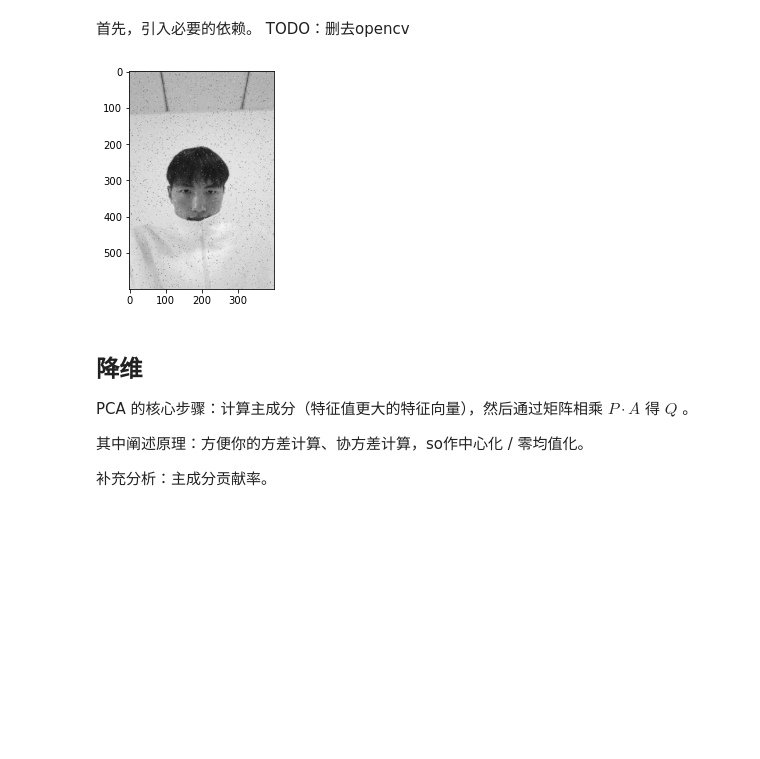
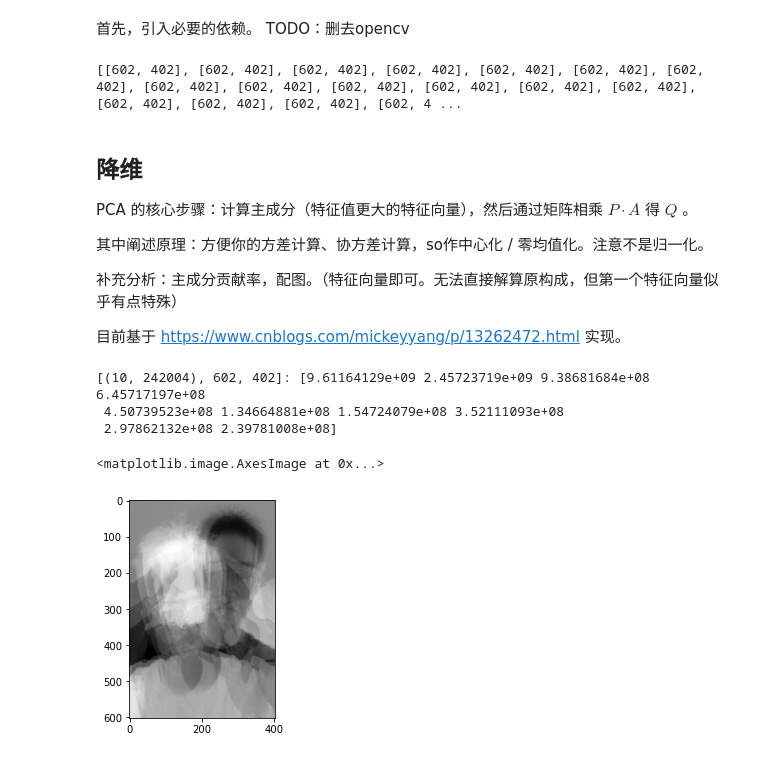
Before and after one commit to Tiger3018/hw, a Jupyter notebook: linear_algebra/class1.ipynb, the cells around one changed output. Saved outputs shown, nothing was run; the diff lists cells and outputs as text; code cells hidden in the pictures; blank space fills up the shorter version.

```diff
--- a/linear_algebra/class1.ipynb
+++ b/linear_algebra/class1.ipynb
@@ -14,25 +15,0 @@ import sys, os, time
-# %%
-imAll = None
-for i in range(1, 10 + 1):
-    imMatrix = cv2.imread("../dataset/s16/s16_{}.jpg".format(i))
-    imMatrix = cv2.cvtColor(imMatrix,
-        # cv2.COLOR_BGR2RGB # opencv read image as BGR colorspace
-        cv2.COLOR_BGR2GRAY # weighted mean, like ./hw1.py#68
-        )
-    if isinstance(imAll, np.ndarray):
-        try:
-            imAll = np.append(imAll, [imMatrix], axis=0)
-        except ValueError:
-            print("[INFO] error when i = {}".format(i))
-    else:
-        imAll = np.array([imMatrix])
-    # print(imAll)
-# print(imAll)
-plt.imshow(imAll[6], cmap=plt.cm.gray)
-# cv2.waitKey(0)
-# cv2.destroyAllWindows()
-imAll.resize((imAll.shape[0], imAll.shape[1] * imAll.shape[2]))
-# imAllFlat = np.reshape(imAll, (-1, imAll.size()))
-# print(imAllFlat)
-# %% [output]
-[figure, removed]
@@ -39,9 +58,46 @@ imAll.resize((imAll.shape[0], imAll.shape[1] * imAll.shape[2]))
+# %%
+im, imShape = read_from_dataset()
+print(imShape)
+# %% [output]
+[[602, 402], [602, 402], [602, 402], [602, 402], [602, 402], [602, 402], [602, 402], [602, 402], [602, 402], [602, 402], [602, 402], [602, 402], [602, 402], [602, 402], [602, 402], [602, 402], [602, 4 ...
 # %% [markdown]
 ## 降维
 
 PCA 的核心步骤：计算主成分（特征值更大的特征向量），然后通过矩阵相乘 $P \cdot A$ 得 $Q$ 。
 
-其中阐述原理：方便你的方差计算、协方差计算，so作中心化 / 零均值化。
+其中阐述原理：方便你的方差计算、协方差计算，so作中心化 / 零均值化。注意不是归一化。
 
-补充分析：主成分贡献率。
+补充分析：主成分贡献率，配图。（特征向量即可。无法直接解算原构成，但第一个特征向量似乎有点特殊）
+
+目前基于 https://www.cnblogs.com/mickeyyang/p/13262472.html 实现。
+# %%
+imageFeature = im[17]
+print(str([im[21].shape] + imShape[21]) + ": ", end='')
+matMean = imageFeature - np.tile(imageFeature.mean(1), (imageFeature.shape[1], 1)).T # TIP not implemented in matlab
+# matOne = imageFeature / np.linalg.norm(imageFeature.mean(1), axis = 0) # TIP not implemented in matlab
+# matMean = matMean.astype(np.uint8)
+# matCovaiance = np.dot(matMean, matMean.T) # only after zero-mean
+# matCovaiance = np.cov(matMean.T) # only after zero-mean
+matMiddle = np.dot(matMean, matMean.T)
+eigValue, eigPreVector = npMat.eig(matMiddle)
+# print(matMiddle, eigNormalizedVector)
+eigVector = np.dot(imageFeature.T, eigPreVector) / eigValue
+# print(matMean, eigValue, eigPreVector, eigVector)
+processMat = np.dot(imageFeature, eigVector)
+print(eigValue)
+# matplotlib.pyplot.imshow(npMat.lstsq(eigVector[:, 0], processMat[0][0]).reshape(imShape[0], imShape[1]))
+# temp = (np.tile(processMat[5][5], eigVector.shape[0]) / eigVector[:, 0]).reshape((imShape[5][0], imShape[5][1]))
+temp = (eigVector[:, 1]).reshape((imShape[21][0], imShape[21][1]))
+plt.imshow(temp, cmap = plt.get_cmap('Greys'))
+# temp = (np.tile(processMat[1][1], eigVector.shape[0]) / eigVector[:, 1]).reshape((imShape[5][0], imShape[5][1]))
+# plt.imshow(temp, cmap = plt.get_cmap('Greys'))
+# temp = (np.tile(processMat[2][1], eigVector.shape[0]) / eigVector[:, 1]).reshape((imShape[5][0], imShape[5][1]))
+# plt.imshow(temp, cmap = plt.get_cmap('Greys'))
+# print((np.tile(processMat[0][0], eigVector.shape[0]) / eigVector[:, 0]))
+# %% [output]
+[(10, 242004), 602, 402]: [9.61164129e+09 2.45723719e+09 9.38681684e+08 6.45717197e+08
+ 4.50739523e+08 1.34664881e+08 1.54724079e+08 3.52111093e+08
+ 2.97862132e+08 2.39781008e+08]
+<matplotlib.image.AxesImage at 0x...>
+[figure, added]
 # %%
```
Also changed, not shown: parts of 4 cells of this notebook, 9 other files.
